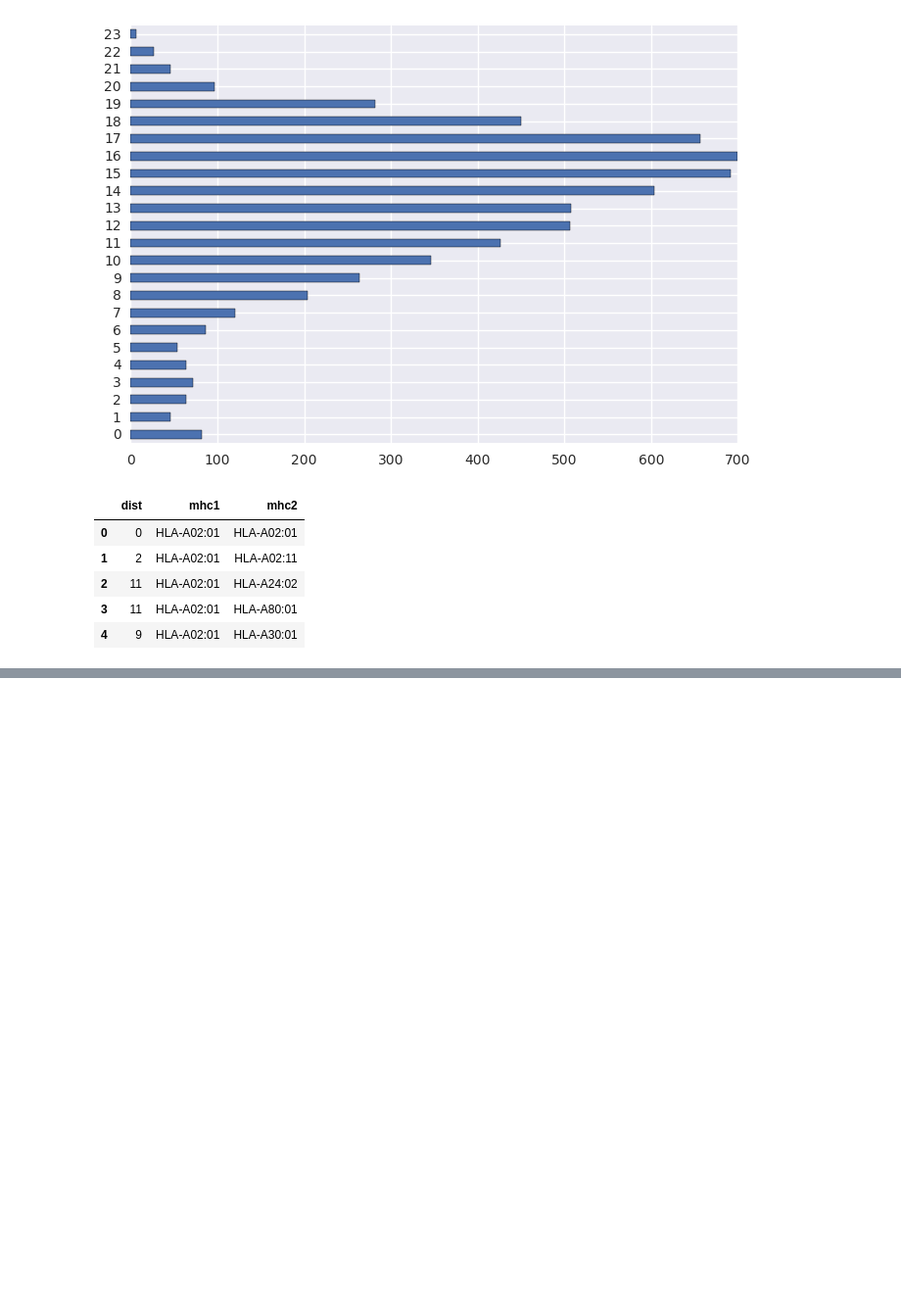
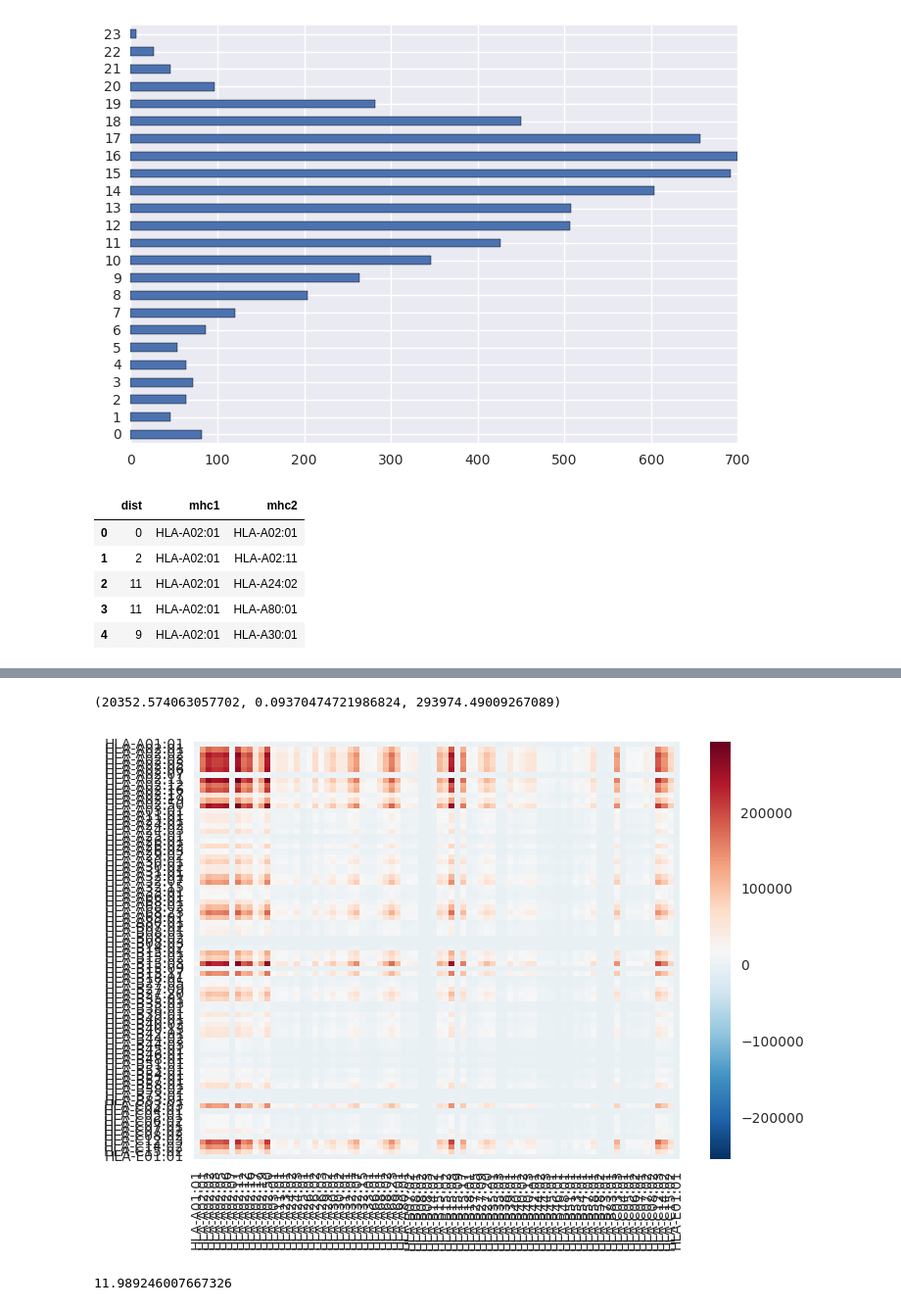
Before and after one commit to antigenomics/ipred, a Jupyter notebook: Binders_heatmap.ipynb, the cells around one changed output, grey strips where cells are left out. Shown at 98% size. Saved outputs shown, nothing was run; the diff lists cells and outputs as text; code cells hidden in the pictures; blank space fills up the shorter version.

```diff
--- a/Binders_heatmap.ipynb
+++ b/Binders_heatmap.ipynb
@@ -63,7 +63,7 @@ file_list.sort()
 # %%
 file_dict = {}
 for file in tqdm_notebook(file_list):
-    df = pd.read_csv("output/" + file + "_NMP_9mer_proc.txt", sep=" ")
+    df = pd.read_csv("output/netMHCpan/" + file + "_NMP_9mer_proc.txt", sep=" ")
     dfb = df[df['Aff(nM)']<=500]
     dfp = dfb.Peptide
     file_dict[file] = dfp
@@ -208,0 +250,5 @@ SyntaxError: positional argument follows keyword argument (<ipython-input-114-6d
+# %%
+for key in file_dict.keys():
+    df_add.loc[key, key] = file_dict[key].size
+# %%
+df_norm = df_add.apply(lambda r: df_add.sum()[r.name]*df_add.sum(1)[r.index]/df_add.sum().sum())
@@ -208,0 +265,12 @@ SyntaxError: positional argument follows keyword argument (<ipython-input-114-6d
+# %%
+df_norm.mean().mean(), df_norm.min().min(), df_norm.max().max()
+# %% [output]
+(20352.574063057702, 0.09370474721986824, 293974.49009267089)
+# %%
+n = sns.heatmap(df_norm, center=20353)
+# %% [output]
+[figure, added]
+# %%
+df_norm.applymap(np.log2).mean().mean()
+# %% [output]
+11.989246007667326
```
Also changed, not shown: parts of 18 cells of this notebook, 4 other files.
